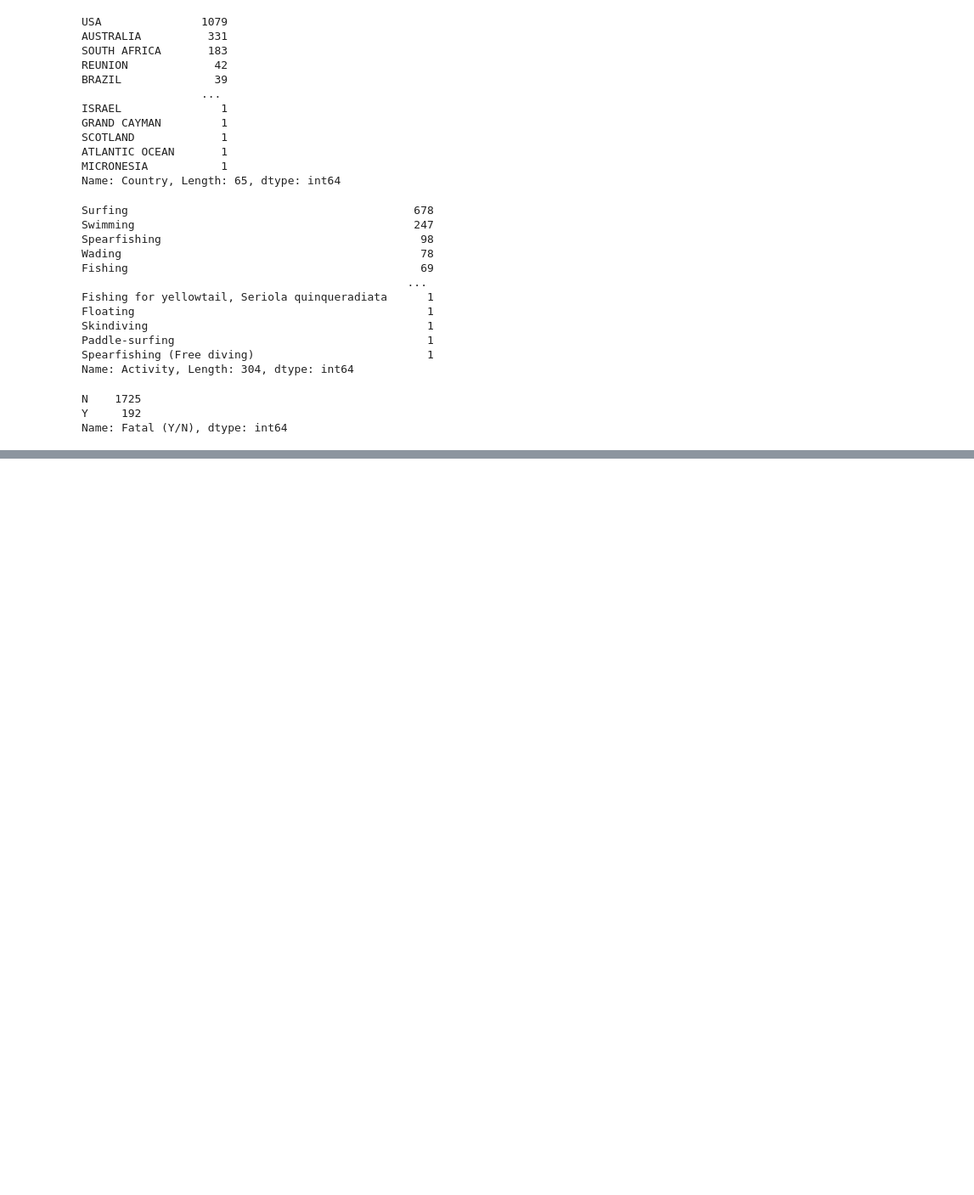
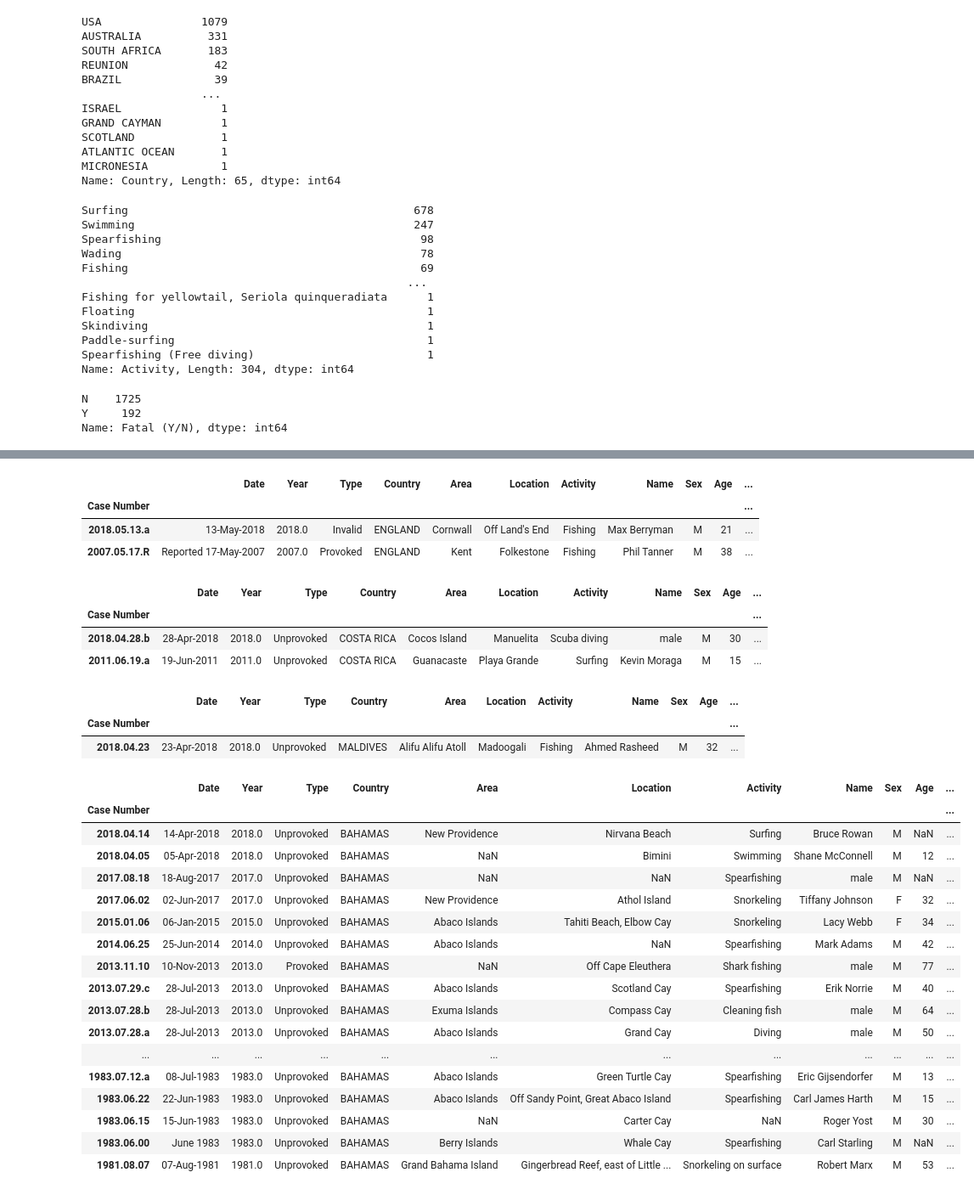
Before and after one commit to ElizaDeBarros/Project-2-Repo, a Jupyter notebook: data/sam.ipynb, the cells around one changed output, grey strips where cells are left out. Shown at 85% size. Saved outputs shown, nothing was run; the diff lists cells and outputs as text; code cells hidden in the pictures; blank space fills up the shorter version.

Commit message:
Individual Country

```diff
--- a/data/sam.ipynb
+++ b/data/sam.ipynb
@@ -291,0 +273,49 @@ country_df
+# %%
+England_df = df2.loc[df2["Country"] == "ENGLAND"]
+England_df
+#51.5074° N, 0.1278° W
+# %% [output]
+|  | Date | Year | Type | Country | Area | Location | Activity | Name | Sex | Age | ... |
+| Case Number |  |  |  |  |  |  |  |  |  |  | ... |
+| 2018.05.13.a | 13-May-2018 | 2018.0 | Invalid | ENGLAND | Cornwall | Off Land's End | Fishing | Max Berryman | M | 21 | ... |
+| 2007.05.17.R | Reported 17-May-2007 | 2007.0 | Provoked | ENGLAND | Kent | Folkestone | Fishing | Phil Tanner | M | 38 | ... |
+# %%
+Costa_Rica_df = df2.loc[df2["Country"] == "COSTA RICA"]
+Costa_Rica_df
+#9.7489° N, 83.7534° W
+# %% [output]
+|  | Date | Year | Type | Country | Area | Location | Activity | Name | Sex | Age | ... |
+| Case Number |  |  |  |  |  |  |  |  |  |  | ... |
+| 2018.04.28.b | 28-Apr-2018 | 2018.0 | Unprovoked | COSTA RICA | Cocos Island | Manuelita | Scuba diving | male | M | 30 | ... |
+| 2011.06.19.a | 19-Jun-2011 | 2011.0 | Unprovoked | COSTA RICA | Guanacaste | Playa Grande | Surfing | Kevin Moraga | M | 15 | ... |
+# %%
+Maldives_df = df2.loc[df2["Country"] == "MALDIVES"]
+Maldives_df
+#3.2028° N, 73.2207° E
+# %% [output]
+|  | Date | Year | Type | Country | Area | Location | Activity | Name | Sex | Age | ... |
+| Case Number |  |  |  |  |  |  |  |  |  |  | ... |
+| 2018.04.23 | 23-Apr-2018 | 2018.0 | Unprovoked | MALDIVES | Alifu Alifu Atoll | Madoogali | Fishing | Ahmed Rasheed | M | 32 | ... |
+# %%
+Bahamas_df = df2.loc[df2["Country"] == "BAHAMAS"]
+Bahamas_df
+#25.0343° N, 77.3963° W
+# %% [output]
+|  | Date | Year | Type | Country | Area | Location | Activity | Name | Sex | Age | ... |
+| Case Number |  |  |  |  |  |  |  |  |  |  | ... |
+| 2018.04.14 | 14-Apr-2018 | 2018.0 | Unprovoked | BAHAMAS | New Providence | Nirvana Beach | Surfing | Bruce Rowan | M | NaN | ... |
+| 2018.04.05 | 05-Apr-2018 | 2018.0 | Unprovoked | BAHAMAS | NaN | Bimini | Swimming | Shane McConnell | M | 12 | ... |
+| 2017.08.18 | 18-Aug-2017 | 2017.0 | Unprovoked | BAHAMAS | NaN | NaN | Spearfishing | male | M | NaN | ... |
+| 2017.06.02 | 02-Jun-2017 | 2017.0 | Unprovoked | BAHAMAS | New Providence | Athol Island | Snorkeling | Tiffany Johnson | F | 32 | ... |
+| 2015.01.06 | 06-Jan-2015 | 2015.0 | Unprovoked | BAHAMAS | Abaco Islands | Tahiti Beach, Elbow Cay | Snorkeling | Lacy Webb | F | 34 | ... |
+| 2014.06.25 | 25-Jun-2014 | 2014.0 | Unprovoked | BAHAMAS | Abaco Islands | NaN | Spearfishing | Mark Adams | M | 42 | ... |
+| 2013.11.10 | 10-Nov-2013 | 2013.0 | Provoked | BAHAMAS | NaN | Off Cape Eleuthera | Shark fishing | male | M | 77 | ... |
+| 2013.07.29.c | 28-Jul-2013 | 2013.0 | Unprovoked | BAHAMAS | Abaco Islands | Scotland Cay | Spearfishing | Erik Norrie | M | 40 | ... |
+| 2013.07.28.b | 28-Jul-2013 | 2013.0 | Unprovoked | BAHAMAS | Exuma Islands | Compass Cay | Cleaning fish | male | M | 64 | ... |
+| 2013.07.28.a | 28-Jul-2013 | 2013.0 | Unprovoked | BAHAMAS | Abaco Islands | Grand Cay | Diving | male | M | 50 | ... |
+| ... | ... | ... | ... | ... | ... | ... | ... | ... | ... | ... | ... |
+| 1983.07.12.a | 08-Jul-1983 | 1983.0 | Unprovoked | BAHAMAS | Abaco Islands | Green Turtle Cay | Spearfishing | Eric Gijsendorfer | M | 13 | ... |
+| 1983.06.22 | 22-Jun-1983 | 1983.0 | Unprovoked | BAHAMAS | Abaco Islands | Off Sandy Point, Great Abaco Island | Spearfishing | Carl James Harth | M | 15 | ... |
+| 1983.06.15 | 15-Jun-1983 | 1983.0 | Unprovoked | BAHAMAS | NaN | Carter Cay | NaN | Roger Yost | M | 30 | ... |
+| 1983.06.00 | June 1983 | 1983.0 | Unprovoked | BAHAMAS | Berry Islands | Whale Cay | Spearfishing | Carl Starling | M | NaN | ... |
+| 1981.08.07 | 07-Aug-1981 | 1981.0 | Unprovoked | BAHAMAS | Grand Bahama Island | Gingerbread Reef, east of Little ... | Snorkeling on surface | Robert Marx | M | 53 | ... |
```
Also changed, not shown: parts of 68 cells of this notebook.
